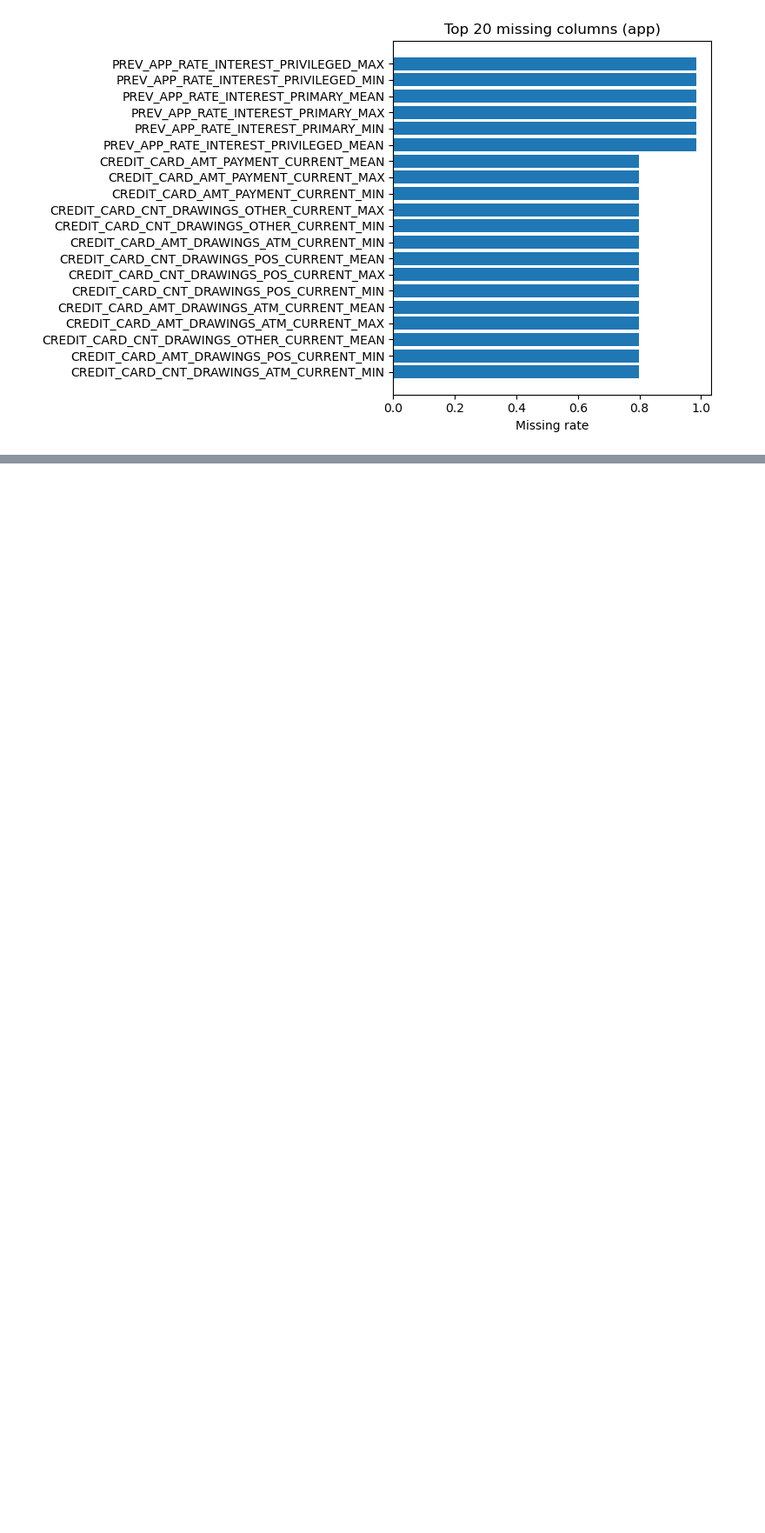
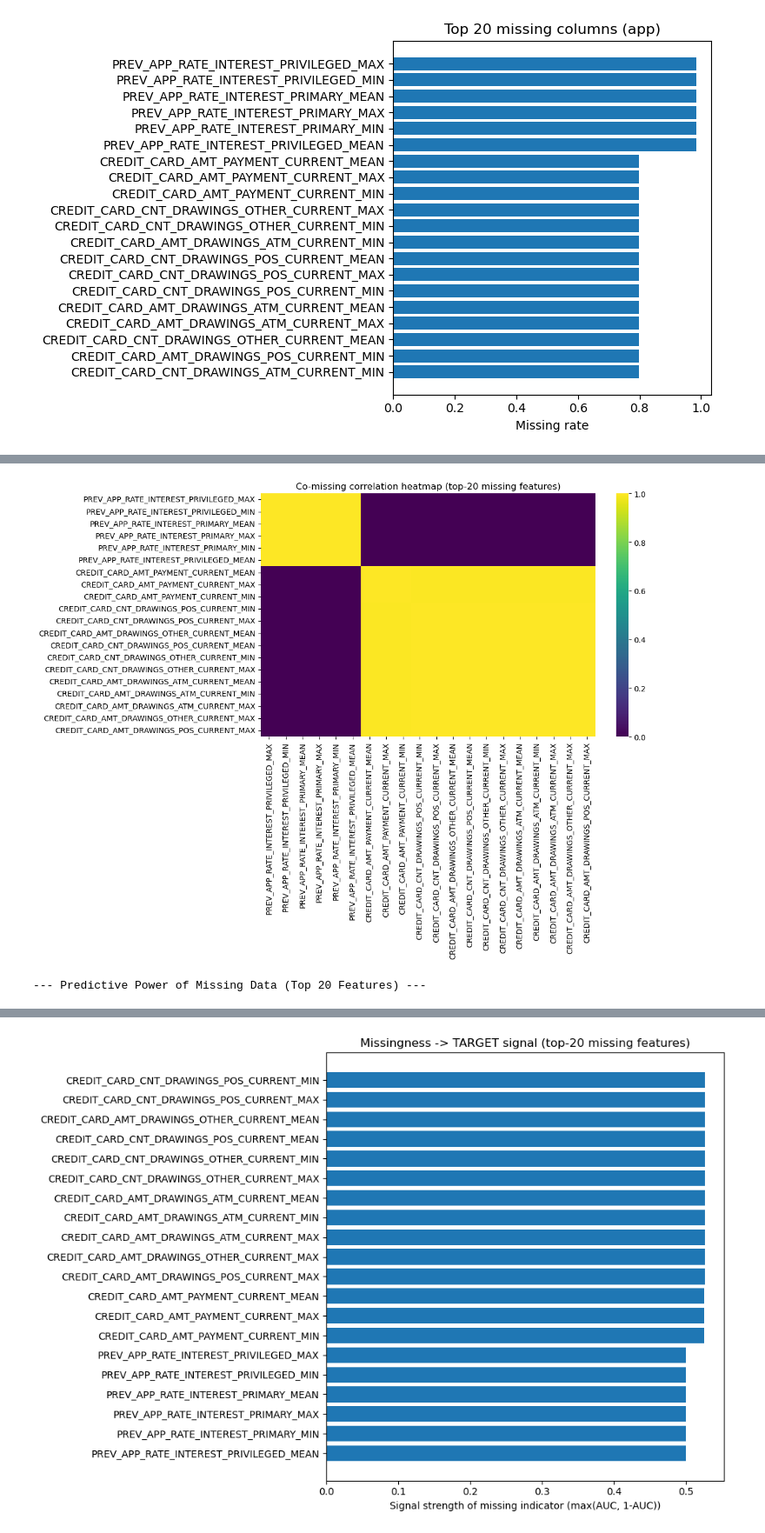
Before and after one commit to olddoorhead/5243Project1, a Jupyter notebook: Project_1.ipynb, the cells around one changed output, grey strips where cells are left out. Shown at 87% size. Saved outputs shown, nothing was run; the diff lists cells and outputs as text; code cells hidden in the pictures; blank space fills up the shorter version.

```diff
--- a/Project_1.ipynb
+++ b/Project_1.ipynb
@@ -420,0 +619,75 @@ plt.show()
+# %%
+# --- EDA 4: Missingness Pattern Analysis ---
+# Objective: Determine if data missingness is random (MCAR) or if it carries a predictive signal for default risk (MNAR).
+from sklearn.metrics import roc_auc_score
+# 1. Identify Top Missing Features
+# Calculate the proportion of missing values for all features (excluding TARGET)
+# and isolate the top 20 features with the highest missing rates.
+missing_rank = train_joined.drop(columns=['TARGET'], errors='ignore').isna().mean().sort_values(ascending=False)
+top_missing20 = missing_rank.head(20).index.tolist()
+
+# 2. Co-missing Heatmap Analysis
+# Objective: Identify groups of features that tend to be missing together
+# (e.g., if one building stat is missing, they all are). High correlation here
+# suggests we can drop redundant missing indicators later to save memory.
+if len(top_missing20) >= 2:
+    # Create a boolean mask (1 if missing, 0 if present) and calculate the correlation matrix
+    co_missing = train_joined[top_missing20].isna().astype(int).corr()
+
+    plt.figure(figsize=(12, 9))
+    sns.heatmap(co_missing, cmap='viridis', vmin=0, vmax=1)
+    plt.title('Co-missing correlation heatmap (top-20 missing features)')
+    plt.tight_layout()
+    plt.show()
+
+# 3. Missingness as a Predictor (Signal Extraction)
+# Objective: Determine if the mere fact that a value is missing correlates with the TARGET.
+miss_signal_rows = []
+y = train_joined['TARGET'].astype(int)
+
+for c in top_missing20:
+    # Create a binary indicator: 1 if missing, 0 if present
+    m = train_joined[c].isna().astype(int)
+
+    # Calculate average default rate when the feature is missing vs. when it is present
+    rate_1 = float(y[m == 1].mean()) if (m == 1).any() else np.nan
+    rate_0 = float(y[m == 0].mean()) if (m == 0).any() else np.nan
+
+    auc = np.nan
+    if m.nunique() > 1:
+        # Calculate ROC AUC using the missing indicator to predict the target
+        auc_raw = roc_auc_score(y, m)
+        # Adjust AUC to be >= 0.5 to measure pure signal strength, regardless of correlation direction
+        auc = max(auc_raw, 1 - auc_raw)
+
+    miss_signal_rows.append({
+        'feature': c,
+        'missing_rate': float(m.mean()),
+        'target_rate_if_missing': rate_1,
+        'target_rate_if_not_missing': rate_0,
+        # Calculate the impact: positive value means missingness increases default risk
+        'target_rate_diff': rate_1 - rate_0 if pd.notna(rate_1) and pd.notna(rate_0) else np.nan,
+        'missing_indicator_auc': auc,
+    })
+
+# 4. Reporting & Visualization
+# Compile the results and sort by the strongest predictive signal
+missingness_target_signal = pd.DataFrame(miss_signal_rows).sort_values(
+    ['missing_indicator_auc', 'target_rate_diff'], ascending=[False, False]
+)
+
+print('--- Predictive Power of Missing Data (Top 20 Features) ---')
+display(missingness_target_signal)
+
+# Plot a horizontal bar chart of the missing indicator AUC scores
+# We reverse the top 20 list (iloc[::-1]) so the highest AUC appears at the top of the chart
+plot_df = missingness_target_signal.head(20).iloc[::-1]
+plt.figure(figsize=(10, 7))
+plt.barh(plot_df['feature'], plot_df['missing_indicator_auc'])
+plt.xlabel('Signal strength of missing indicator (max(AUC, 1-AUC))')
+plt.title('Missingness -> TARGET signal (top-20 missing features)')
+plt.tight_layout()
+plt.show()
+# %% [output]
+[figure, added]
+--- Predictive Power of Missing Data (Top 20 Features) ---
@@ -421 +711,2 @@ plt.show()
+[figure, added]
 # %%
```
Also changed, not shown: parts of 140 cells of this notebook, 8 other files.
